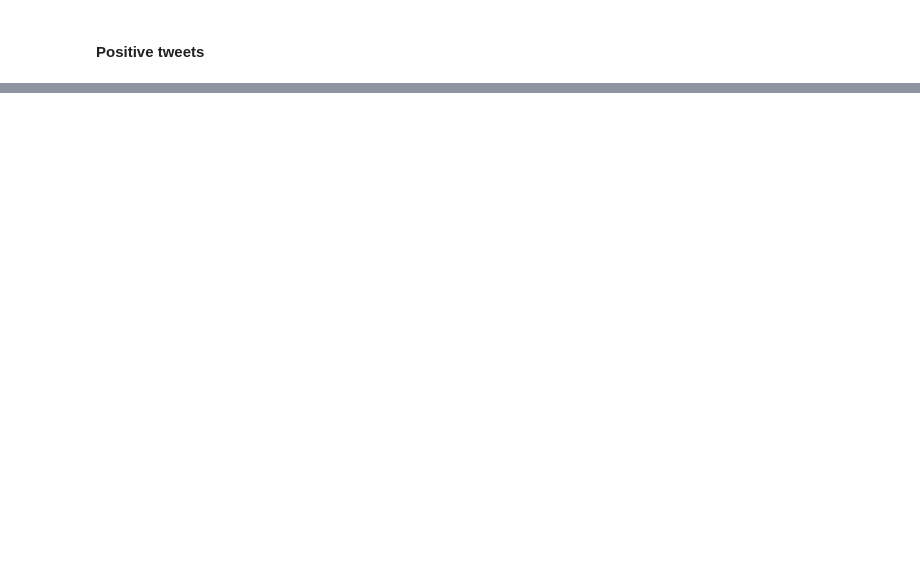
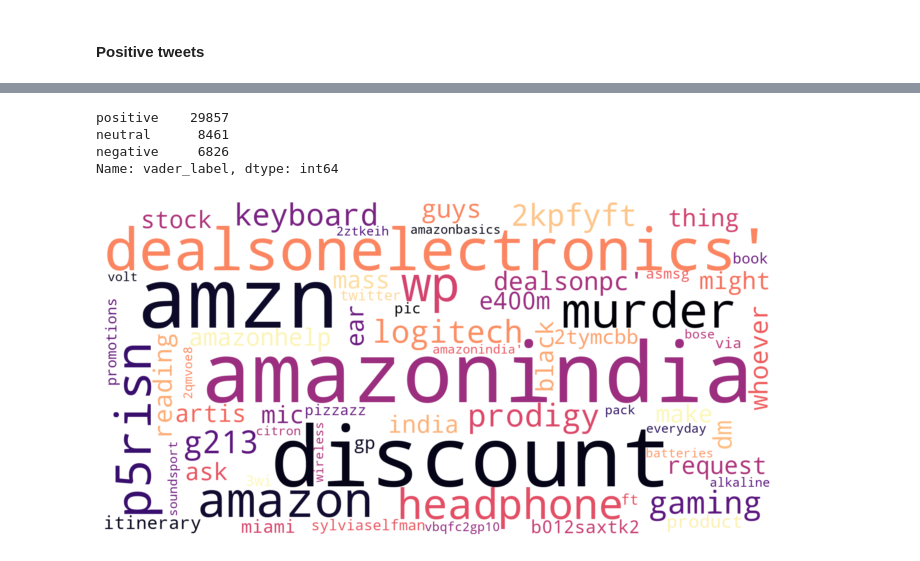
Before and after one commit to TH3C0D3F4TH3R/Twitter_Analysis, a Jupyter notebook: code/Analysis.ipynb, the cells around one changed output, grey strips where cells are left out. Drawn from its saved outputs; the diff is of its cells as text; code cells hidden in the pictures; blank space fills up the shorter version.

```diff
--- a/code/Analysis.ipynb
+++ b/code/Analysis.ipynb
@@ -447,0 +429,2 @@ data_1
+# %%
+analyser = SentimentIntensityAnalyzer()
@@ -447,0 +440,2 @@ data_1
+# %%
+data_vader = data[['Date','cleaned_tweet','tweet']].copy()
@@ -447,0 +451,4 @@ data_1
+# %%
+data_vader['score'] = [analyser.polarity_scores(x) for x in data_vader['cleaned_tweet']]
+# %%
+data_vader['vader_label'] = [ 'positive' if  x['compound']>0.0 else 'negative' if x['compound']<-0.0 else 'neutral' for x in data_vader['score']]
@@ -447,0 +464,26 @@ data_1
+# %%
+data_vader['vader_label'].value_counts()
+# %% [output]
+positive    29857
+neutral      8461
+negative     6826
+Name: vader_label, dtype: int64
+# %%
+# Word Cloud
+from wordcloud import WordCloud
+
+# Read the whole text.
+text = data_vader['tweet'].values
+
+
+WC = WordCloud(width=1600, height=800,max_font_size=200, background_color = 'white', colormap='magma',
+              max_words = 100).generate(str(text))
+
+
+# Display the generated image:
+plt.figure(figsize=(12,10))
+plt.imshow(WC,interpolation="bilinear")
+plt.axis("off")
+plt.show()
+# %% [output]
+[figure, added]
```
Also changed, not shown: parts of 17 cells of this notebook.
